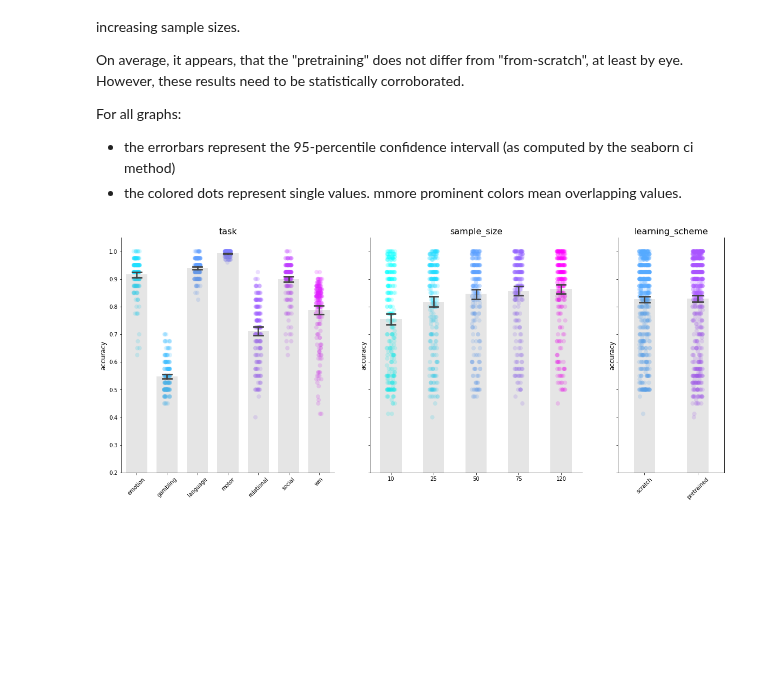
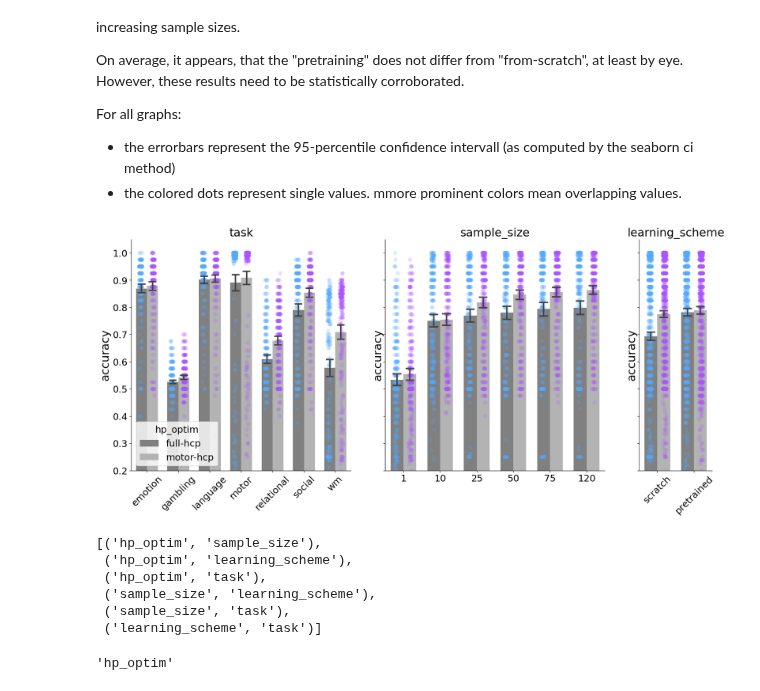
Before and after one commit to PhilippS893/thesis_code_and_analyses, a Jupyter notebook: 04_transfer_learning/analyse_tl.ipynb, the cells around one changed output. Cells and saved outputs as stored; diff of their text form; code cells hidden in the pictures; blank space fills up the shorter version.

```diff
--- a/04_transfer_learning/analyse_tl.ipynb
+++ b/04_transfer_learning/analyse_tl.ipynb
@@ -91,7 +93,7 @@ We will check out:
 # %%
 left_out_tasks = sorted(["motor", "wm", "emotion", "language", "social", "relational", "gambling"])
 
-path_to_nets = "./models/source-nets"
+path_to_nets = "./models/source-nets2"
 path_to_test_data = "../t-maps/test/"
 # %% [markdown]
 ## Plot train and validation losses and accuracies
@@ -156,7 +158,7 @@ For further research we also check which of the 10 folds for each condition (i.e
 What we would hope to see in this analysis is that, on average, the networks do not perform differently. However, since we have different numbers of classes to predict for some of the networks, we can at least expect minor differences.
 # %%
 #path_to_nets = "./models/from-scratch"
-path_to_nets = "./models/source-nets"
+path_to_nets = "./models/source-nets2"
 #target_task = ["motor", "wm", "emotion", "social", "relational", "gambling", "language"]
 target_task = sorted(["motor", "wm", "emotion", "social", "relational", "language", "gambling"])
 stats = {}
@@ -256,11 +231,15 @@ fig.tight_layout()
 # %%
+best_fold = [1, 3, 9, 9, 7, 3, 0]
+
 # confusion matrices for the best performing fold
 fig, axes = plt.subplots(2, 4, figsize=(20,20))
 fig.axes[-1].remove()
 # compute and plot confusion matrices
 for i, ax in enumerate(axes.flat[:-1]):
-    df = stats[target_task[i]][best_fold[target_task[i]]]
+    df = stats[target_task[i]][best_fold[i]]
     _ = confusion_matrix(df["real"], df["predicted"], df.columns[:-2], ax=ax)
     ax.set_title(f'without {target_task[i]}')
 
 fig.tight_layout()
+
+plt.savefig('figures/conf-mats-best-folds.pdf', facecolor=fig.get_facecolor(), transparent=True)
@@ -306,7 +254,7 @@ for t, task in enumerate(target_task):
 target_task = sorted(["motor", "wm", "emotion", "social", "relational", "gambling", "language"])
 #target_task = ["motor", "wm"]
 training_approach = ["scratch", "pretrained"]
-sample_sizes = [10, 25, 50, 75, 120]
+sample_sizes = [1, 10, 25, 50, 75, 120]
 
 accs = np.zeros((20, len(target_task)*len(training_approach)*len(sample_sizes)))
 column_names = []
@@ -321,8 +269,7 @@ for t, task in enumerate(target_task):
 
         for s, size in enumerate(sample_sizes):
 
-            folds = sorted(glob.glob(os.path.join("./models/", f"*{approach}", f"*{task}*{size}*")))
-
+            folds = sorted(glob.glob(os.path.join("./models/", f"*{approach}", f"*{task}_*{size}_*")))
             for f, fold in enumerate(folds):
 
                 if not os.path.isfile(os.path.join(fold, "test_stats.csv")):
@@ -339,6 +286,10 @@ for t, task in enumerate(target_task):
 
 spss_df = pd.DataFrame(accs.tolist(), columns=column_names)
 spss_df.to_csv("./stats/accs_for_spss.csv", index=False)
+
+spss_df_arcsin = spss_df.copy()
+spss_df_arcsin = np.arcsin(spss_df_arcsin)
+spss_df_arcsin.to_csv("./stats/accs_for_spss_arcsin.csv", index=False)
 # %% [markdown]
 ### Show some main effects
 # %% [markdown]
@@ -357,43 +308,66 @@ For all graphs:
 * the errorbars represent the 95-percentile confidence intervall (as computed by the seaborn ci method)
 * the colored dots represent single values. mmore prominent colors mean overlapping values.
 # %%
-fig, axes = plt.subplots(1, 3, figsize=(20, 8), sharey=True, gridspec_kw={'width_ratios': [1, 1, .5]})
+fig, axes = plt.subplots(1, 3, figsize=(20, 8), sharey=True, gridspec_kw={'width_ratios': [1.5, 1.5, .5]})
 
 # 1. main effect: task
 x = 'task'
 
 axes[0].set_xlim([.5, 2.5])
-sns.barplot(ax=axes[0], x=x, y="acc", data=full, color=[.5,.5,.5], alpha=.2, errorbar=("ci", 95), capsize=.3, width=.7)
-sns.stripplot(ax=axes[0], x=x, y="acc", data=full, hue=x, zorder=1, alpha=.2, size=8, palette="cool", legend=False)
+sns.barplot(ax=axes[0], x=x, y="acc", hue="hp_optim", data=full, palette=sns.set_palette([[.5, .5, .5], [.7, .7, .7]]), errorbar=("ci", 95), n_boot=5000, capsize=.2, width=.7, zorder=0)
+sns.stripplot(ax=axes[0], x=x, y="acc", data=full, hue="hp_optim", zorder=1, alpha=.2, size=8, palette="cool", legend=False, dodge=True)
 axes[0].set_title(x);
 axes[0].set_xticklabels(sorted(left_out_tasks), rotation=45);
 axes[0].set(xlabel=None, ylabel="accuracy");
 axes[0].set_ylim([.2, 1.05])
-axes[0].spines['top'].set_visible(False), axes[0].spines['right'].set_visible(False)
 
 # 2. main effect: training sample size
 x = 'sample_size'
 
 axes[1].set_xlim([.5, 2.5])
-sns.barplot(ax=axes[1], x=x, y="acc", data=full, color=[.5,.5,.5], alpha=.2, errorbar=("ci", 95), capsize=.2, width=.5)
-sns.stripplot(ax=axes[1], x=x, y="acc", data=full, hue=x, zorder=1, alpha=.2, size=8, palette="cool", legend=False)
+sns.barplot(ax=axes[1], x=x, y="acc", data=full, hue="hp_optim", errorbar=("ci", 95), n_boot=5000, capsize=.2, width=.7, zorder=0)
+sns.stripplot(ax=axes[1], x=x, y="acc", data=full, hue="hp_optim", zorder=1, alpha=.2, size=8, palette="cool", legend=False, dodge=True)
 axes[1].set_title(x);
 axes[1].set(xlabel=None, ylabel="accuracy");
 axes[1].set_ylim([.2, 1.05])
-axes[1].spines['top'].set_visible(False), axes[1].spines['right'].set_visible(False)
 
 # 3. main effect: learning approach
 x = 'learning_scheme'
 
 axes[2].set_xlim([.5, 2.5])
-sns.barplot(ax=axes[2], x=x, y="acc", data=full, color=[.5,.5,.5], alpha=.2, errorbar=("ci", 95), capsize=.2, width=.4)
-sns.stripplot(ax=axes[2], x=x, y="acc", data=full, hue=x, zorder=1, alpha=.2, size=8, palette="cool", legend=False)
+sns.barplot(ax=axes[2], x=x, y="acc", data=full, hue="hp_optim", errorbar=("ci", 95), n_boot=5000, capsize=.2, width=.7, zorder=0)
+sns.stripplot(ax=axes[2], x=x, y="acc", data=full, hue="hp_optim", palette="cool", zorder=1, alpha=.2, size=8, legend=False, dodge=True)
 axes[2].set_title(x);
 axes[2].set_xticklabels(training_approach, rotation=45)
 axes[2].set(xlabel=None, ylabel="accuracy");
 axes[2].set_ylim([.2, 1.05])
-axes[2].spines['top'].set_visible(False), axes[1].spines['right'].set_visible(False);
+
+for i, ax in enumerate(axes):
+    ax.spines[['right', 'top']].set_visible(False)
+    if i > 0:
+        ax.legend([],[],frameon=False)
+
+sns.reset_defaults()
 # %% [output]
-[figure, old version]
+[figure, new version]
+# %%
+from itertools import combinations
+
+# factors are hp_optim, sample_size, learning_scheme, task
+factors = ["hp_optim", "sample_size", "learning_scheme", "task"]
+
+combs = list(combinations(factors, 2))
+combs
+# %% [output]
+[('hp_optim', 'sample_size'),
+ ('hp_optim', 'learning_scheme'),
+ ('hp_optim', 'task'),
+ ('sample_size', 'learning_scheme'),
+ ('sample_size', 'task'),
+ ('learning_scheme', 'task')]
+# %%
+combs[0][0]
+# %% [output]
+'hp_optim'
 # %%
 # 2-way interaction plots
```
Also changed, not shown: parts of 16 cells of this notebook, 35 other files.
